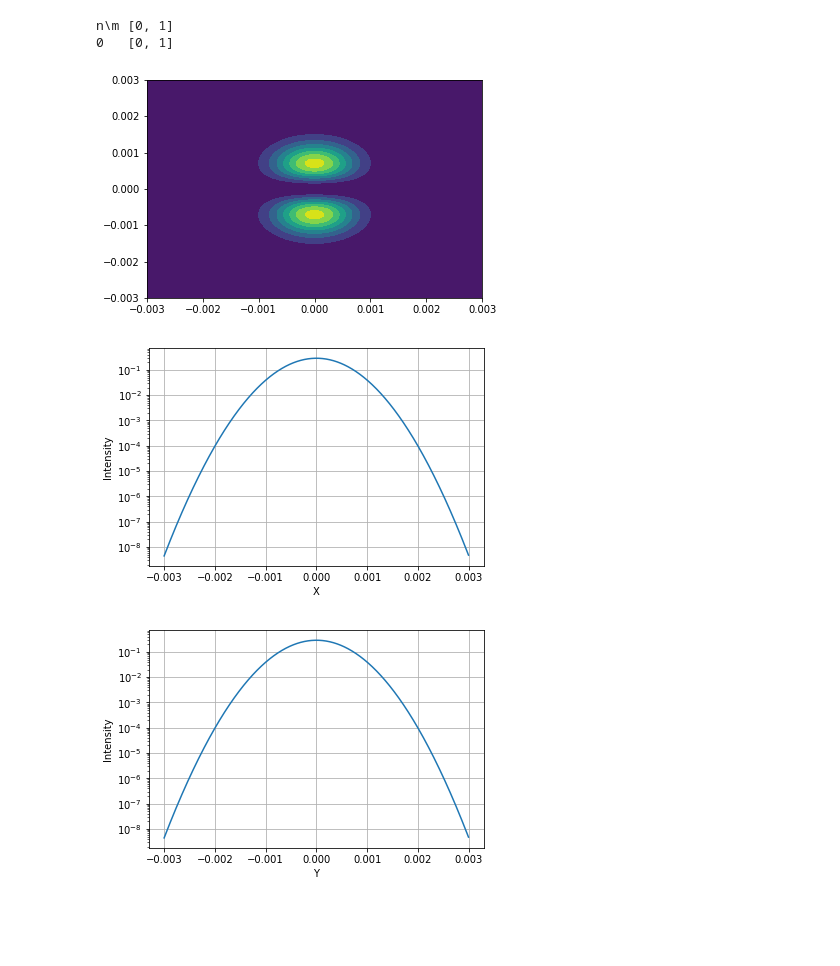
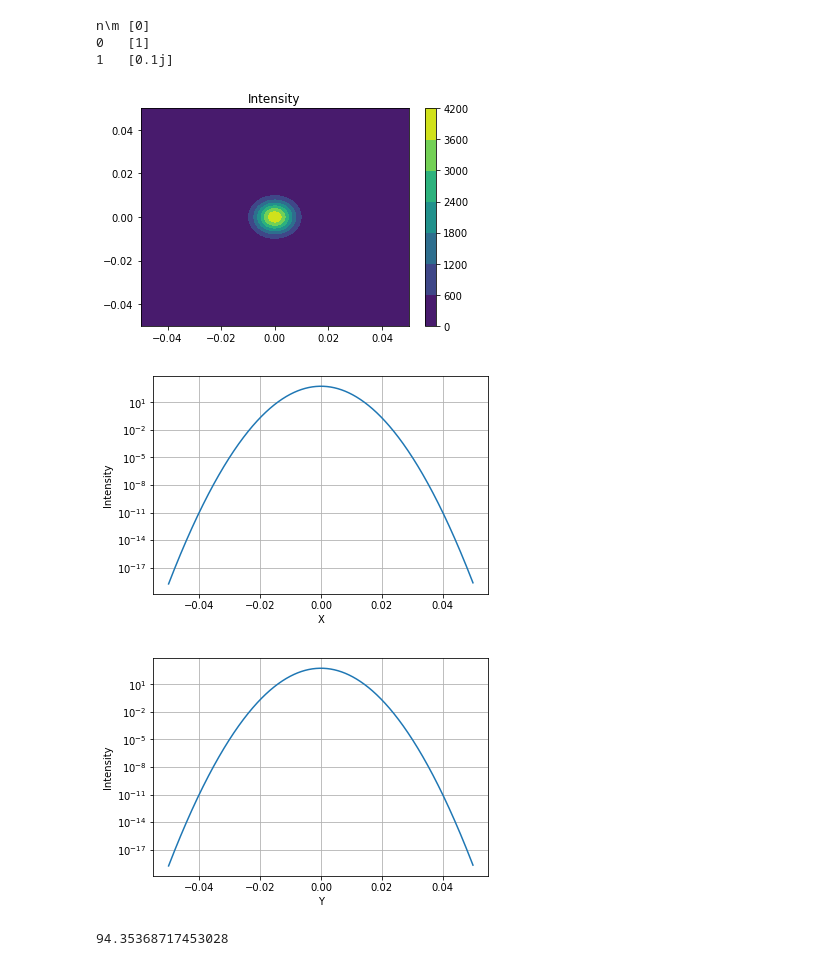
Before and after one commit to Edwards-Paul/Python-HG-Modes, a Jupyter notebook: HG Modes/main.ipynb, the cells around one changed output. Drawn from its saved outputs; the diff is of its cells as text; code cells hidden in the pictures; blank space fills up the shorter version.

```diff
--- a/HG Modes/main.ipynb
+++ b/HG Modes/main.ipynb
@@ -8,20 +22,25 @@ AMPLITUDES=PauLisa.Calculate(xmin,xmax,-ymin,ymax,z,MODESARRAY)
 # %%
-modes=pl.Modes((0,1,1))
+modes=pl.Modes((0,0,1), (1,0,.1*1j))
 
 pl.ShowModes(modes)
 # %% [output]
-n\m [0, 1]
-0   [0, 1]
+n\m [0]
+0   [1]
+1   [0.1j]
 # %%
-pl.Calculate(-0.003,0.003,-0.003,0.003,0,modes)
-f=pl.Calculate(-0.003,0.003,-0.003,0.003,0,modes)
+pl.Calculate(-0.05,0.05,-0.05,0.05,100,modes)
+f=pl.Calculate(-0.05,0.05,-0.05,0.05,100,modes)
 # %%
 pl.Contour(f)
 # %% [output]
-[figure, old version]
+[figure, new version]
 # %%
-pl.IntensitySliceX(f)
-pl.IntensitySliceY(f)
+pl.IntensitySliceX(f,0.01)
+pl.IntensitySliceY(f,0.01)
 # %% [output]
-[figure, old version]
+[figure, new version]
-[figure, old version]
+[figure, new version]
+# %%
+pl.Phase(0.1,0,100,modes)
+# %% [output]
+94.35368717453028
```
Also changed, not shown: parts of 3 cells of this notebook, 3 other files.
